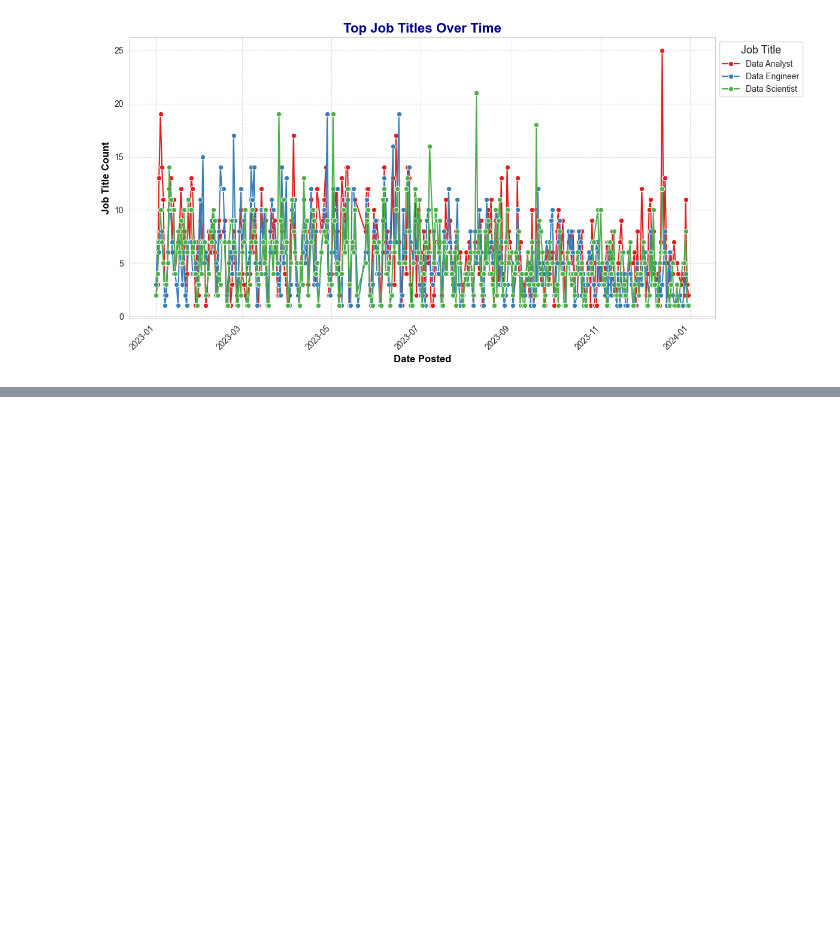
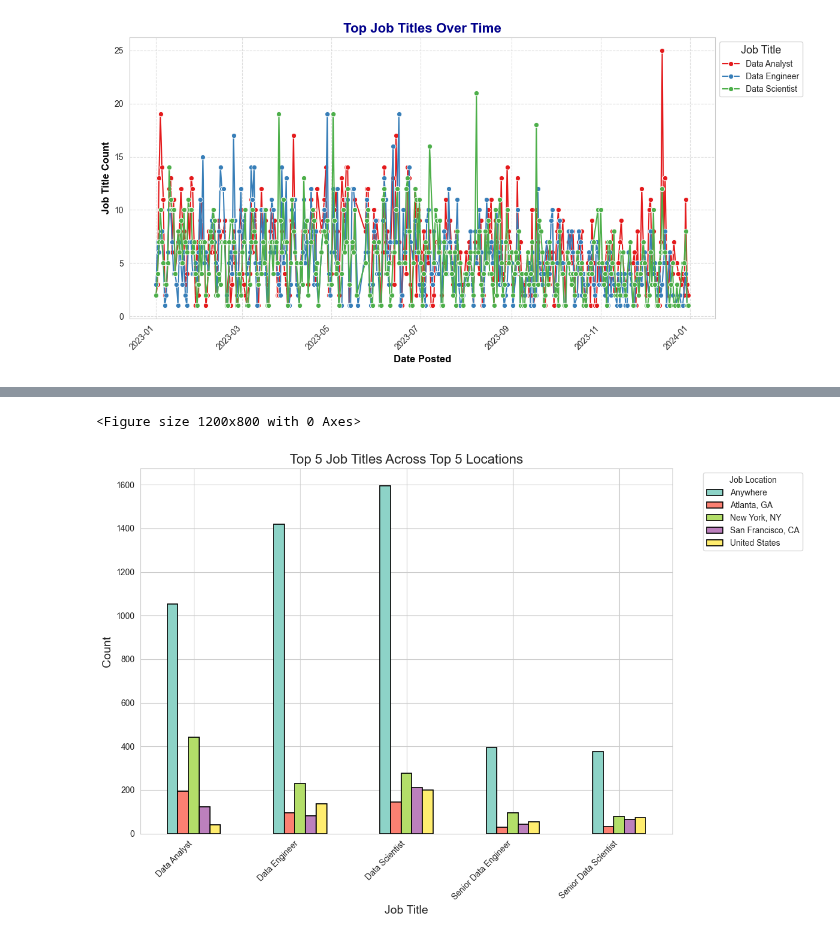
Before and after one commit to Malinda1/data-job-analysis, a Jupyter notebook: data_job_analysis.ipynb, the cells around one changed output, grey strips where cells are left out. Drawn from its saved outputs; the diff is of its cells as text; code cells hidden in the pictures; blank space fills up the shorter version.

```diff
--- a/data_job_analysis.ipynb
+++ b/data_job_analysis.ipynb
@@ -442,0 +477,36 @@ plt.show()
+# %%
+import pandas as pd
+import matplotlib.pyplot as plt
+import seaborn as sns
+
+
+
+# Get the top 5 job titles and locations
+top_titles = data_cleaned_copy2['job_title_short'].value_counts().head(5).index
+top_locations = data_cleaned_copy2['job_location'].value_counts().head(5).index
+
+# Filter data to include only the top titles and locations
+filtered_data = data_cleaned_copy2[data_cleaned_copy2['job_title_short'].isin(top_titles) & data_cleaned_copy2['job_location'].isin(top_locations)]
+
+# Group by job title and location, then count occurrences
+grouped_data = filtered_data.groupby(['job_title_short', 'job_location']).size().unstack(fill_value=0)
+
+# Plot settings
+plt.figure(figsize=(12, 8))
+sns.set_style("whitegrid")
+grouped_data.plot(kind='bar', stacked=False, colormap="Set3", edgecolor="black", linewidth=1.2, figsize=(12, 8))
+
+# Chart title and labels
+plt.title('Top 5 Job Titles Across Top 5 Locations', fontsize=16)
+plt.xlabel('Job Title', fontsize=14)
+plt.ylabel('Count', fontsize=14)
+plt.xticks(rotation=45, ha='right')
+
+# Legend outside of the plot
+plt.legend(title="Job Location", bbox_to_anchor=(1.05, 1), loc='upper left')
+
+plt.tight_layout()
+plt.show()
+# %% [output]
+<Figure size 1200x800 with 0 Axes>
+[figure, added]
```
Also changed, not shown: parts of 3 cells of this notebook.
